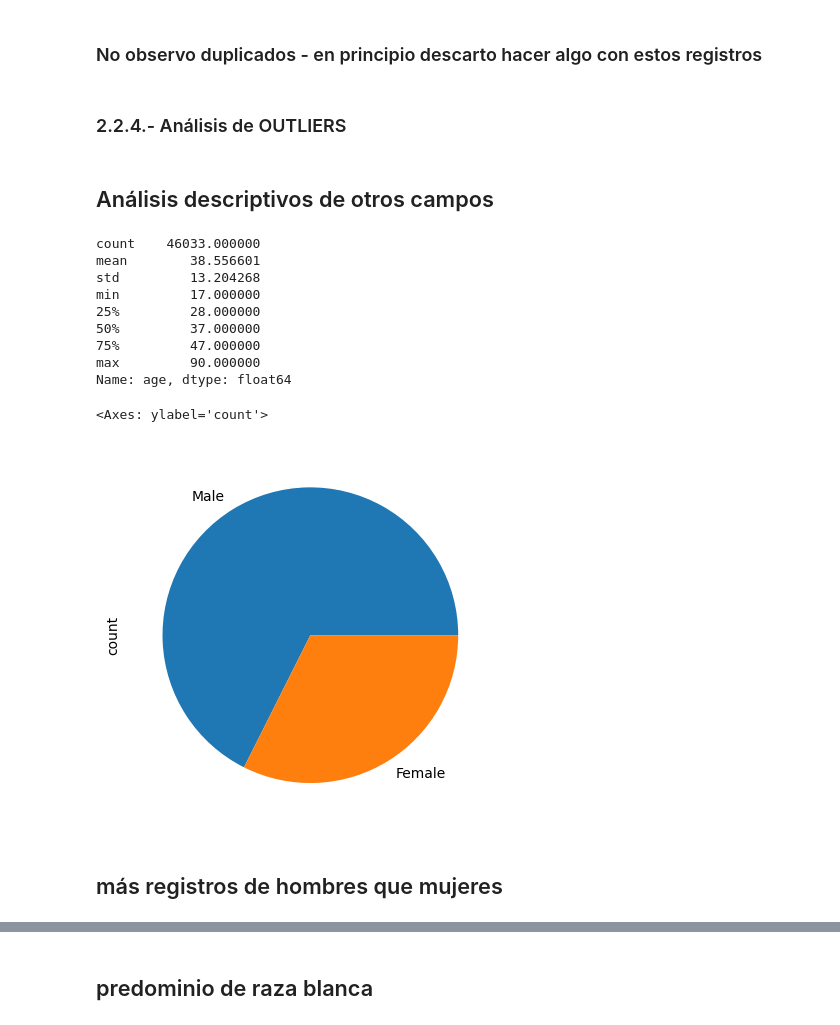
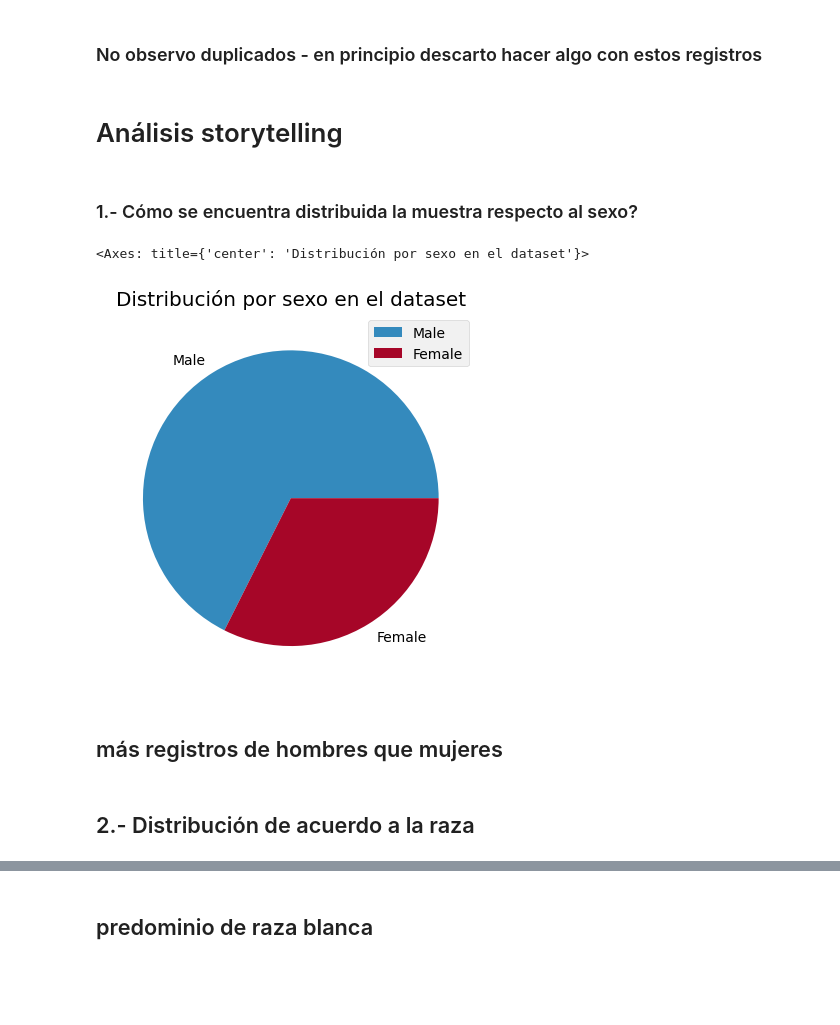
Before and after one commit to Ftagliavini/DataScience46300, a Jupyter notebook: Data_Storytelling+Tagliavini.ipynb, the cells around one changed output, grey strips where cells are left out. Saved outputs shown, nothing was run; the diff lists cells and outputs as text; code cells hidden in the pictures; blank space fills up the shorter version.

```diff
--- a/Data_Storytelling+Tagliavini.ipynb
+++ b/Data_Storytelling+Tagliavini.ipynb
@@ -604,29 +604,19 @@ df1[df1.duplicated()]
 | 48521 | 18 | Self-emp-inc | 378036 | 12th | Never-married | Farming-fishing | Own-child | White | Male | ... |
 # %% [markdown]
 ### No observo duplicados - en principio descarto hacer algo con estos registros
-# %% [markdown]
-### 2.2.4.- Análisis de OUTLIERS
-# %% [markdown]
-## Análisis descriptivos de otros campos
-# %%
-df1['age'].describe()
-# %% [output]
-count    46033.000000
-mean        38.556601
-std         13.204268
-min         17.000000
-25%         28.000000
-50%         37.000000
-75%         47.000000
-max         90.000000
-Name: age, dtype: float64
+# %% [markdown]
+# Análisis storytelling
+# %% [markdown]
+### 1.- Cómo se encuentra distribuida la muestra respecto al sexo?
 # %%
-df1['sex'].value_counts().plot(kind='pie')
+df1['sex'].value_counts().plot(kind='pie', title= 'Distribución por sexo en el dataset',legend=True, ylabel='')
 # %% [output]
-<Axes: ylabel='count'>
+<Axes: title={'center': 'Distribución por sexo en el dataset'}>
-[figure, old version]
+[figure, new version]
 # %% [markdown]
 ## más registros de hombres que mujeres
+# %% [markdown]
+## 2.- Distribución de acuerdo a la raza
 # %%
 df1['race'].value_counts().plot(kind='bar')
 # %% [output]
```
Also changed, not shown: parts of 17 cells of this notebook, 5 other files.
